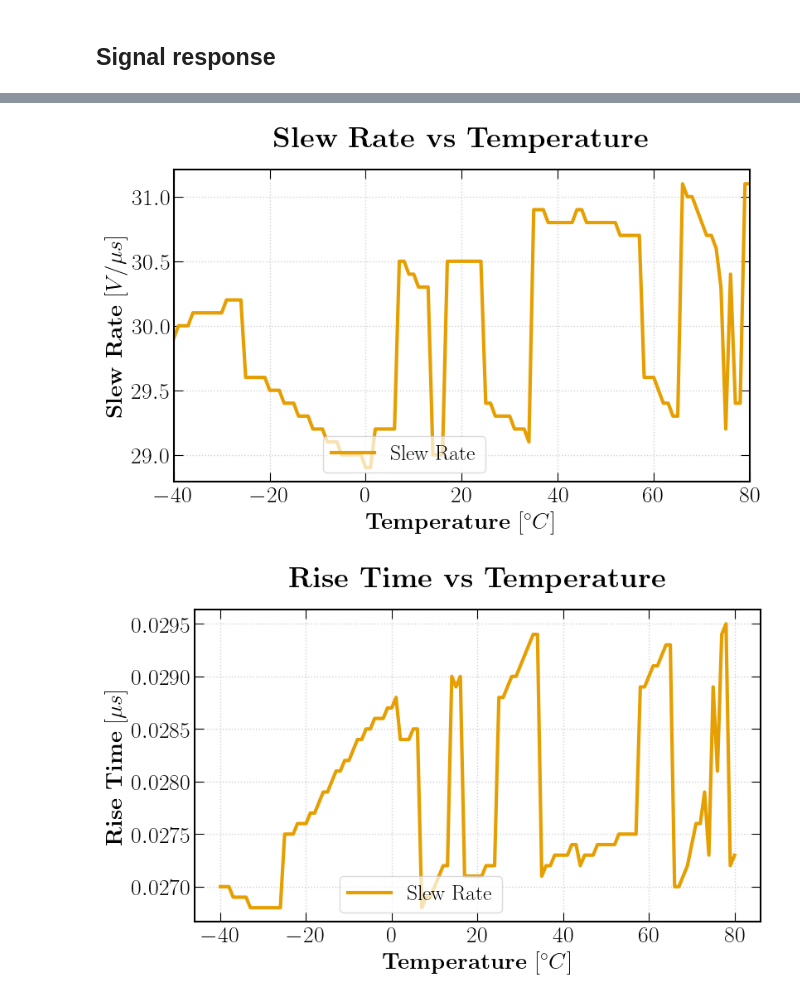
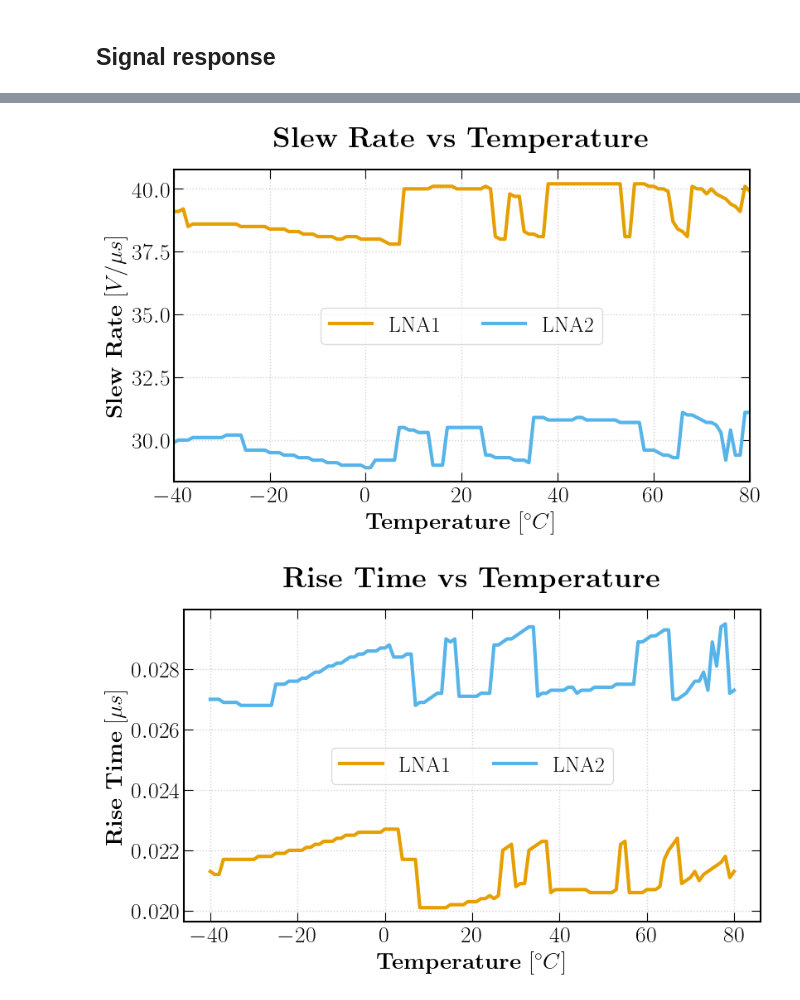
Before and after one commit to BaoTON1701/R-T_BiCMOS_run, a Jupyter notebook: code/Plot_results.ipynb, the cells around one changed output, grey strips where cells are left out. Saved outputs shown, nothing was run; the diff lists cells and outputs as text; code cells hidden in the pictures.

```diff
--- a/code/Plot_results.ipynb
+++ b/code/Plot_results.ipynb
@@ -660,31 +655,35 @@ def slew_rate(time_df, sig_df, cut_indices):
         p1 = (t1, v1)
         p2 = (t2, v2)
 
-    # --- PLOTTING TEST SECTION (Outside the loop) ---
-    # This plots only the LAST column processed, serving as a sanity check
-    plt.figure(figsize=(8, 5))
-    plt.title(fr"Slew Rate Calculate ($10\%-90\%$) Example", fontsize=16)
+    # # --- PLOTTING TEST SECTION (Outside the loop) ---
+    # # This plots only the LAST column processed, serving as a sanity check
+    # plt.figure(figsize=(10,6))
+    # plt.title(fr"Slew Rate Calculate ($10\%-90\%$) Example", fontsize=16)
 
-    # 1. Plot the Cut Region
-    plt.plot(debug_t_seg, debug_v_seg, 'b.-', label='Signal Segment', alpha=0.6)
+    # # 1. Plot the Cut Region
+    # plt.plot(debug_t_seg, debug_v_seg, 'b.-', label='Signal Segment', alpha=0.6)
 
-    # 2. Plot the Calculation Points
-    plt.plot([p1[0], p2[0]], [p1[1], p2[1]], 'ro', markersize=8)
+    # # 2. Plot the Calculation Points
+    # plt.plot([p1[0], p2[0]], [p1[1], p2[1]], 'ro', markersize=8)
 
-    # 3. Draw the Slope Line
-    plt.plot([p1[0], p2[0]], [p1[1], p2[1]], 'r--', linewidth=2, label='Measured Slope')
+    # # 3. Draw the Slope Line
+    # plt.plot([p1[0], p2[0]], [p1[1], p2[1]], 'r--', linewidth=2, label='Measured Slope')
 
-    plt.xlabel('Time (s)')
-    plt.ylabel('Voltage (V)')
-    plt.grid(True)
-    plt.legend()
-    plt.show()
+    # plt.xlabel('Time (s)')
+    # plt.ylabel('Voltage (V)')
+    # plt.grid(True)
+    # plt.legend()
+    # plt.savefig(f"{plot_dir}/Slew_Rate_estimate.png", dpi=300)
+    # plt.show()
 
     return slew_results, rise_results
 
 # Call the function
 sr_values, rt_values = slew_rate(time, sig, cut)
-print(sr_values)
-print(rt_values)
-print("Slew Rates calculated.")
+sr_values2, rt_values2 = slew_rate(time2, sig2, cut)
+print(max(sr_values))
+print(min(sr_values))
+print(np.mean(sr_values))
+# print(rt_values)
+# print("Slew Rates calculated.")
 # %% [output]
@@ -695,32 +693,34 @@ Slew Rates calculated.
 # %%
 plt.figure(figsize=(8, 5), layout="constrained")
-plt.plot(temp, np.round(sr_values,1), label='Slew Rate', color=colors[1], lw=3)
+plt.plot(temp, np.round(sr_values,1), label='LNA1', color=colors[1], lw=3)
+plt.plot(temp, np.round(sr_values2,1), label='LNA2', color=colors[2], lw=3)
 plt.title(r'\textbf{Slew Rate vs Temperature}', fontsize=25, pad=20)
 plt.xlabel(r'\textbf{Temperature} $[^{\circ} C]$', fontsize=20)
 plt.ylabel(r'\textbf{Slew Rate} $[V/ \mu s]$', fontsize=20)
 plt.tick_params(axis='both', which='major', labelsize=20)
 plt.grid(True, which='both', linestyle=':', linewidth=1, color='lightgray')
-plt.legend(loc='upper center', bbox_to_anchor=(0.4, 0.18),
+plt.legend(loc='center', bbox_to_anchor=(0.5, 0.5),
           fancybox=True, shadow=False, ncol=2, fontsize=18.5,
           framealpha=0.7)
 plt.xlim(-40,80)
 plt.savefig(f"{plot_dir}/Slew_rate.png", dpi=300)
 plt.show()
 # %% [output]
-[figure, old version]
+[figure, new version]
 # %%
 plt.figure(figsize=(8, 5), layout="constrained")
-plt.plot(temp, np.round(rt_values,4), label='Slew Rate', color=colors[1], lw=3)
+plt.plot(temp, np.round(rt_values,4), label='LNA1', color=colors[1], lw=3)
+plt.plot(temp, np.round(rt_values2,4), label='LNA2', color=colors[2], lw=3)
 plt.title(r'\textbf{Rise Time vs Temperature}', fontsize=25, pad=20)
 plt.xlabel(r'\textbf{Temperature} $[^{\circ} C]$', fontsize=20)
 plt.ylabel(r'\textbf{Rise Time} $[\mu s]$', fontsize=20)
 plt.tick_params(axis='both', which='major', labelsize=20)
 plt.grid(True, which='both', linestyle=':', linewidth=1, color='lightgray')
-plt.legend(loc='upper center', bbox_to_anchor=(0.4, 0.18),
+plt.legend(loc='center', bbox_to_anchor=(0.5, 0.5),
           fancybox=True, shadow=False, ncol=2, fontsize=18.5,
           framealpha=0.7)
 # plt.xlim(-40,80)
 plt.savefig(f"{plot_dir}/Rise_time.png", dpi=300)
 plt.show()
 # %% [output]
-[figure, old version]
+[figure, new version]
```
Also changed, not shown: parts of 6 cells of this notebook, 13 other files.
